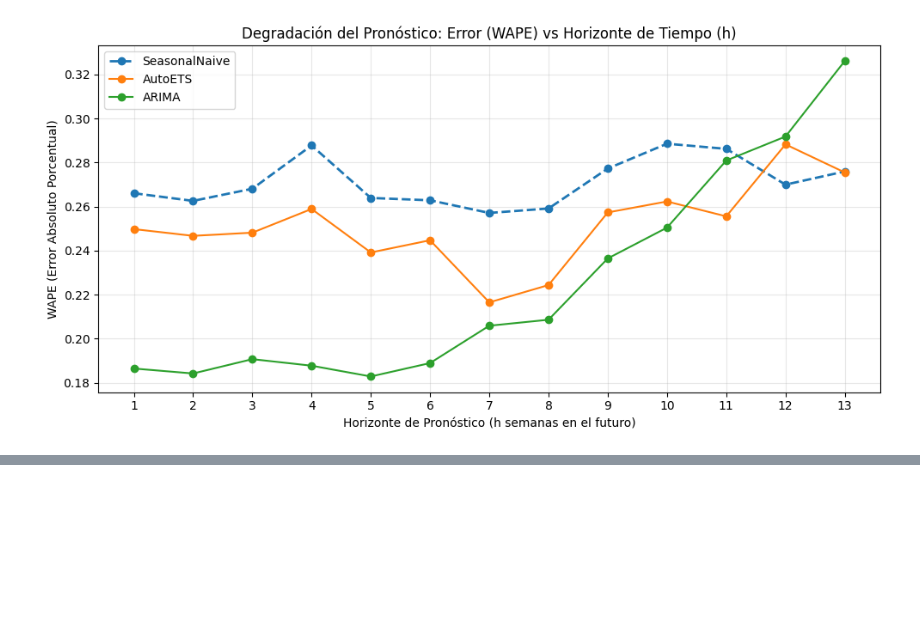
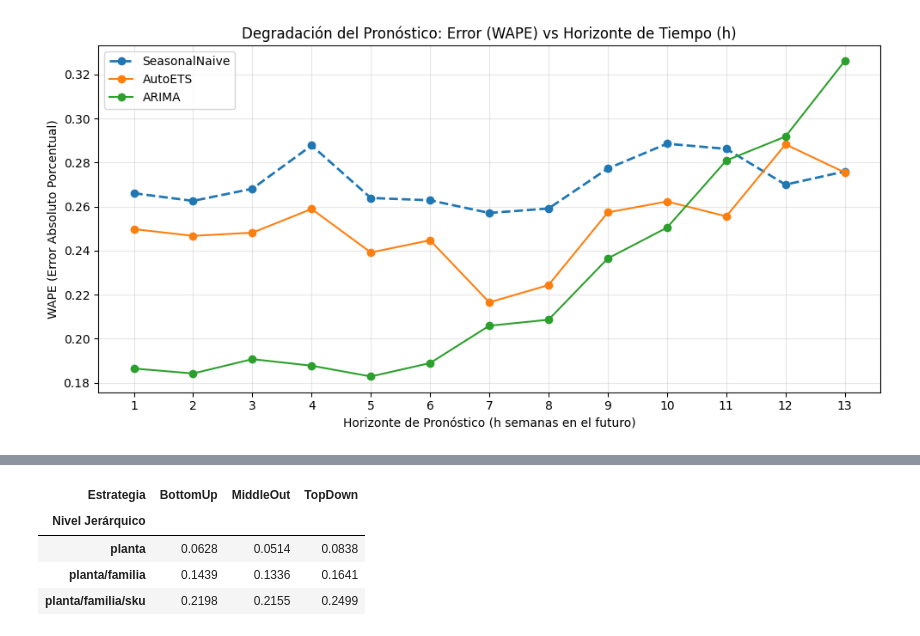
Before and after one commit to tipismaca/Trabajo-Bebidas-del-Maipo-SA, a Jupyter notebook: CasodeEstudio.ipynb, the cells around one changed output, grey strips where cells are left out. Saved outputs shown, nothing was run; the diff lists cells and outputs as text; code cells hidden in the pictures; blank space fills up the shorter version.

```diff
--- a/CasodeEstudio.ipynb
+++ b/CasodeEstudio.ipynb
@@ -1159,3 +1159,97 @@ Ejecutando Validación Cruzada (8 ventanas, horizonte 13)... Puede tardar un poc
 | 12 | 0.2918 | 0.2882 | 0.2699 |
 | 13 | 0.3261 | 0.2755 | 0.2759 |
 [figure]
+# %%
+# 0. Instalar la librería de pronósticos jerárquicos
+!pip install hierarchicalforecast
+# PARTE B - PASO B.5: RECONCILIACIÓN JERÁRQUICA (BOTTOM-UP, TOP-DOWN, MIDDLE-OUT)
+
+import pandas as pd
+import numpy as np
+from hierarchicalforecast.utils import aggregate
+from hierarchicalforecast.core import HierarchicalReconciliation
+from hierarchicalforecast.methods import BottomUp, TopDown, MiddleOut
+from statsforecast import StatsForecast
+from statsforecast.models import AutoETS
+
+# --- 1. CONSTRUIR LA JERARQUÍA (Planta -> Familia -> SKU) ---
+df_h = df_demanda[['sku', 'fecha_lunes', 'demanda_reconstruida']].copy()
+df_h = df_h.rename(columns={'sku': 'sku', 'fecha_lunes': 'ds', 'demanda_reconstruida': 'y'})
+
+df_h['planta'] = 'Planta_Maipo'
+df_h['familia'] = df_h['sku'].str.split('-').str[0]
+
+df_h = df_h[['planta', 'familia', 'sku', 'ds', 'y']]
+
+especificacion = [
+    ['planta'],
+    ['planta', 'familia'],
+    ['planta', 'familia', 'sku']
+]
+
+Y_df, S_df, tags = aggregate(df=df_h, spec=especificacion)
+
+# --- 2. PARTICIÓN TEMPORAL JERÁRQUICA ---
+horizonte = 13
+corte_fecha = Y_df['ds'].max() - pd.Timedelta(weeks=horizonte)
+
+Y_train = Y_df[Y_df['ds'] <= corte_fecha].copy()
+Y_test = Y_df[Y_df['ds'] > corte_fecha].copy()
+
+# --- 3. PRONÓSTICO BASE (AutoETS) ---
+fcst = StatsForecast(models=[AutoETS(season_length=52)], freq='W-MON')
+
+Y_hat_base = fcst.forecast(df=Y_train, h=horizonte, fitted=True)
+Y_fitted = fcst.forecast_fitted_values()
+
+# --- 4. RECONCILIACIÓN DE LOS PRONÓSTICOS ---
+metodos_reconciliacion = [
+    BottomUp(),
+    TopDown(method='forecast_proportions'),
+    MiddleOut(middle_level='planta/familia', top_down_method='forecast_proportions')
+]
+
+hrec = HierarchicalReconciliation(reconcilers=metodos_reconciliacion)
+
+print("Reconciliando pronósticos... (Ajustando que la suma de las partes cuadre con el total)")
+Y_reconciliado = hrec.reconcile(Y_hat_df=Y_hat_base, Y_df=Y_fitted, S_df=S_df, tags=tags)
+
+# --- LA SOLUCIÓN AL ERROR ESTÁ AQUÍ ---
+# Ahora le decimos explícitamente: ¡Ignora las columnas de Fecha y de ID!
+estrategias_generadas = [col for col in Y_reconciliado.columns if col not in ['unique_id', 'ds', 'AutoETS']]
+
+# --- 5. EVALUACIÓN DE ERRORES POR NIVEL ---
+df_evaluacion = Y_reconciliado.reset_index().merge(Y_test.reset_index(), on=['unique_id', 'ds'])
+
+resultados_jerarquia = []
+for nivel, ids_nivel in tags.items():
+    df_nivel = df_evaluacion[df_evaluacion['unique_id'].isin(ids_nivel)]
+
+    for estrategia in estrategias_generadas:
+        suma_real = df_nivel['y'].sum()
+
+        if suma_real > 0:
+            # Seguro de vida 2: Forzamos a que sean números para evitar colapsos
+            y_real_num = pd.to_numeric(df_nivel['y'], errors='coerce')
+            prediccion_num = pd.to_numeric(df_nivel[estrategia], errors='coerce')
+
+            wape = (y_real_num - prediccion_num).abs().sum() / suma_real
+            sesgo = (prediccion_num - y_real_num).sum() / suma_real
+        else:
+            wape, sesgo = np.nan, np.nan
+
+        nombre_bonito = estrategia.split('/')[1].split('_')[0] if '/' in estrategia else estrategia
+
+        resultados_jerarquia.append({
+            'Nivel Jerárquico': nivel,
+            'Estrategia': nombre_bonito,
+            'WAPE': round(wape, 4),
+            'Sesgo': round(sesgo, 4)
+        })
+
+df_resultados_h = pd.DataFrame(resultados_jerarquia)
+
+print("\n--- ERROR DE PRONÓSTICO (WAPE) DESAGREGADO POR NIVEL JERÁRQUICO ---")
+tabla_final = df_resultados_h.pivot(index='Nivel Jerárquico', columns='Estrategia', values='WAPE')
+display(tabla_final)
+# %% [output]
@@ -1161,0 +1273,5 @@ Ejecutando Validación Cruzada (8 ventanas, horizonte 13)... Puede tardar un poc
+| Estrategia | BottomUp | MiddleOut | TopDown |
+| Nivel Jerárquico |  |  |  |
+| planta | 0.0628 | 0.0514 | 0.0838 |
+| planta/familia | 0.1439 | 0.1336 | 0.1641 |
+| planta/familia/sku | 0.2198 | 0.2155 | 0.2499 |
```
Also changed, not shown: parts of 1 cell of this notebook.
